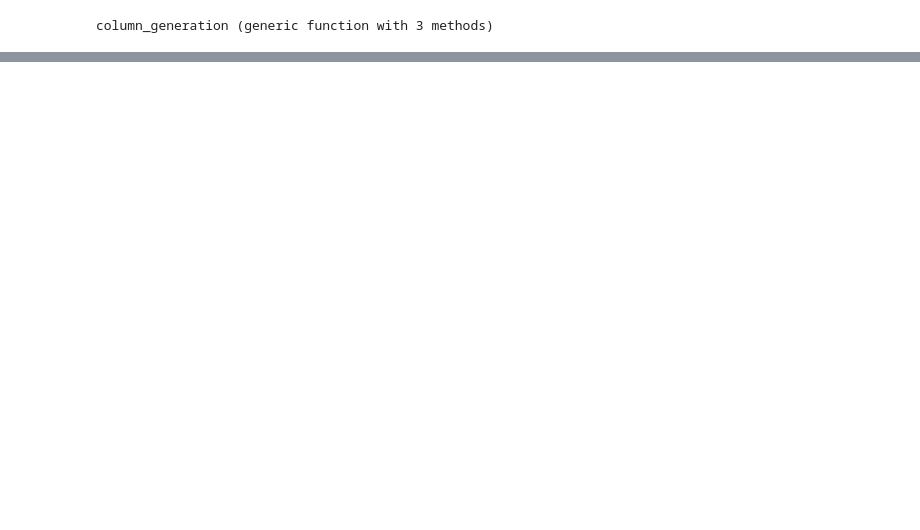
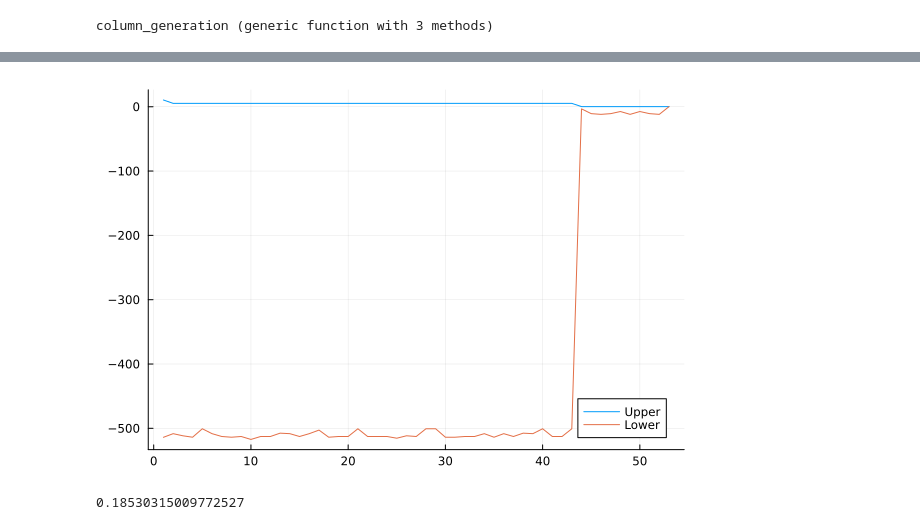
Before and after one commit to MarcoAntonioli/Optimal_Kmeans, a Jupyter notebook: development/Notebooks/CG_Clust.ipynb, the cells around one changed output, grey strips where cells are left out. Cells and saved outputs as stored; diff of their text form; code cells hidden in the pictures; blank space fills up the shorter version.

```diff
--- a/development/Notebooks/CG_Clust.ipynb
+++ b/development/Notebooks/CG_Clust.ipynb
@@ -331,6 +293,6 @@ points = generate_points(2, 20, 2, 0.9);
 # %%
-points = generate_points(2, 20, 2, 0.5);
+points = generate_points(2, 100, 2, 1.0);
 
-results = column_generation(points, 2, 4);
+@time results = column_generation(points, 2, 20);
 # %% [output]
               | Objective | Lower bound | MP time (s) | SP time (s) | Reduced cost
@@ -340,0 +315,18 @@ Iteration   4 |     1.051 |       1.051 |       0.001 |      10.353 |        3.0
+# %%
+plot(
+    1:length(results["upper_bounds"]),
+    [
+        results["upper_bounds"],
+        results["lower_bounds"],
+    ],
+    legend = :bottomright,
+    label = [
+        "Upper" "Lower"
+    ]
+)
+# %% [output]
+[figure, added]
+# %%
+results["CG_objective"]
+# %% [output]
+0.18530315009772527
```
Also changed, not shown: parts of 15 cells of this notebook.
